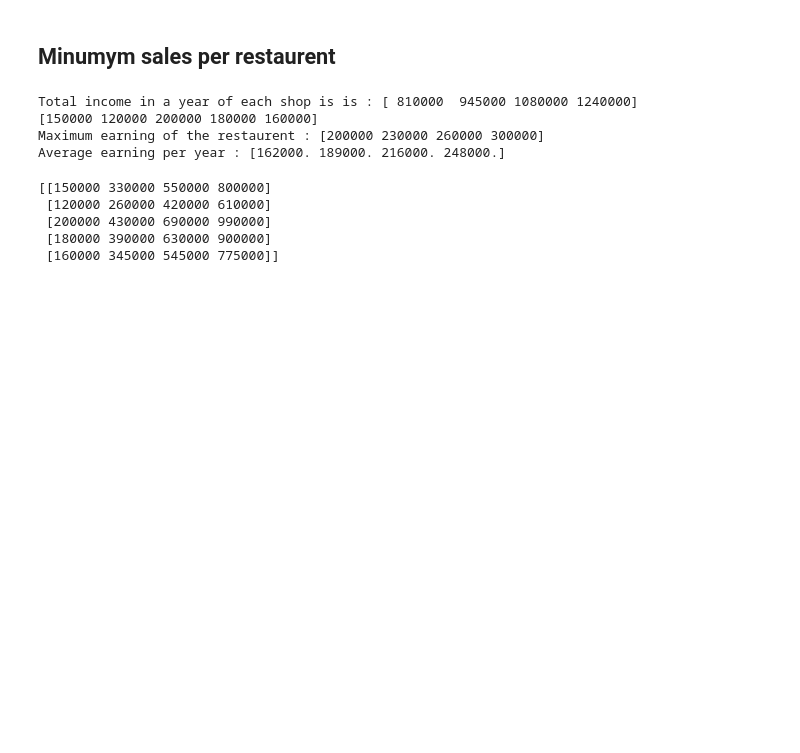
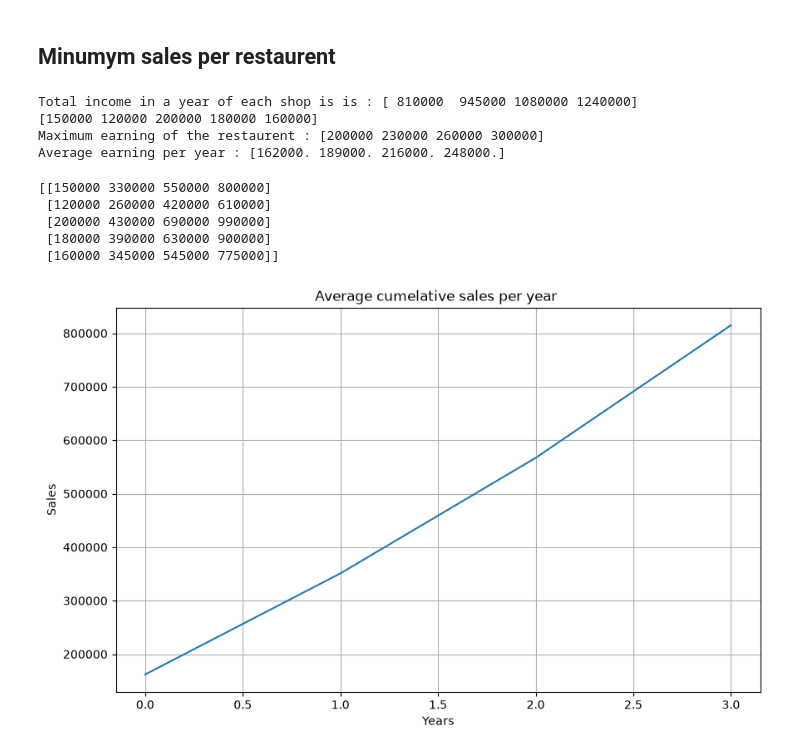
Before and after one commit to sabujghorai/PYTHON, a Jupyter notebook: Numpy/Numpy3.ipynb, the cells around one changed output. Saved outputs shown, nothing was run; the diff lists cells and outputs as text; code cells hidden in the pictures; blank space fills up the shorter version.

```diff
--- a/Numpy/Numpy3.ipynb
+++ b/Numpy/Numpy3.ipynb
@@ -74,22 +74,30 @@ Maximum earning of the restaurent : [200000 230000 260000 300000]
 Average earning per year : [162000. 189000. 216000. 248000.]
 # %%
 import numpy as np
-
+import matplotlib.pyplot as plt
 sales_data =np.array([
 # [Restaurent :Id , 2021 ,  2022 ,  2023 ,  2024]
             [  1, 150000, 180000, 220000, 250000], # Paradise Biriyani
             [  2, 120000, 140000, 160000, 190000], # Pizza Hub
             [  3, 200000, 230000, 260000, 300000], # Burger Point
             [  4, 180000, 210000, 240000, 270000], # Chai house
             [  5, 160000, 185000, 200000, 230000], # Coffe House
 
 ])
 
 cumilative_sum = np.cumsum(sales_data[:, 1:],axis=1)
 print(cumilative_sum)
+plt.figure(figsize=(10,6))
+plt.plot(np.mean(cumilative_sum,axis=0))
+plt.title("Average cumelative sales per year ")
+plt.xlabel("Years")
+plt.ylabel("Sales")
+plt.grid(True)
+plt.show()
 # %% [output]
 [[150000 330000 550000 800000]
  [120000 260000 420000 610000]
  [200000 430000 690000 990000]
  [180000 390000 630000 900000]
  [160000 345000 545000 775000]]
+[figure, added]
```
